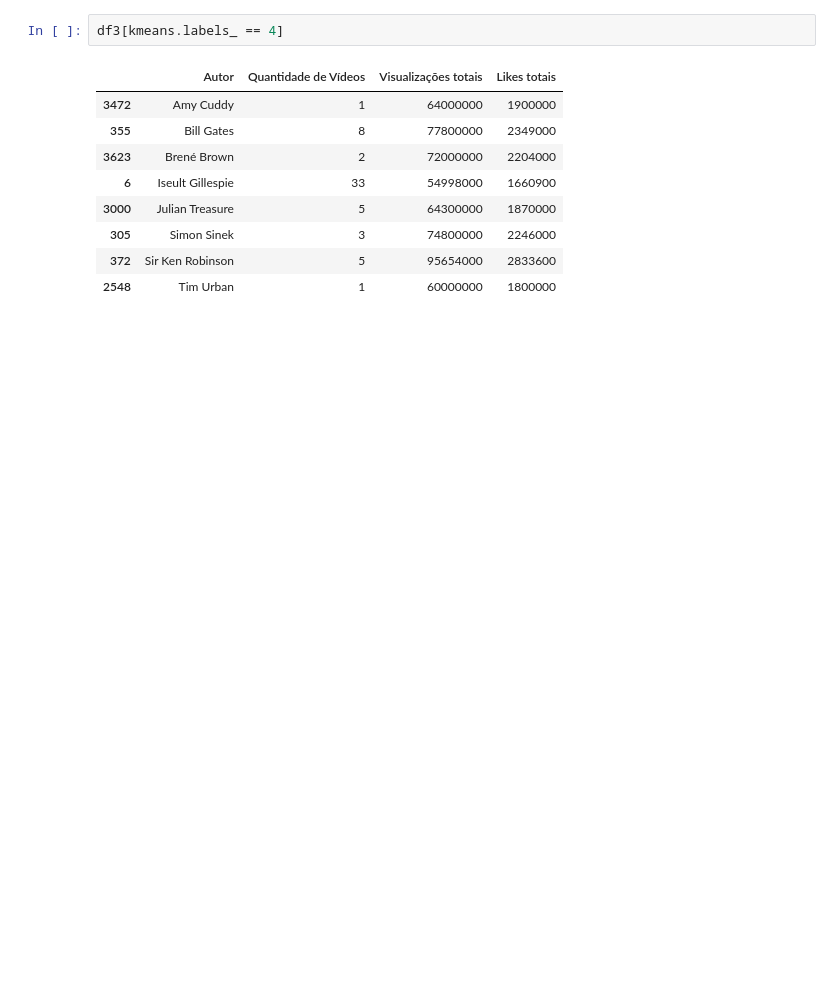
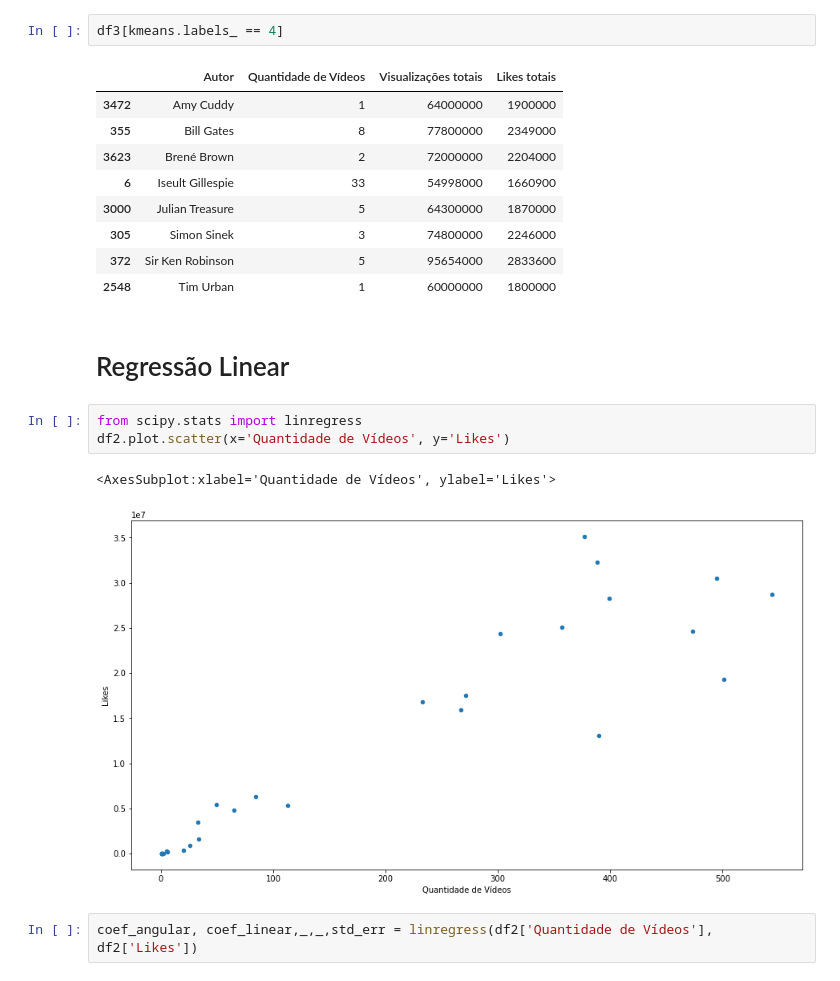
Before and after one commit to LuisHenriqueAL/Projeto_ICD, a Jupyter notebook: main.ipynb, the cells around one changed output. Drawn from its saved outputs; the diff is of its cells as text; blank space fills up the shorter version.

Commit message:
Adicionando Regressão Linear

```diff
--- a/main.ipynb
+++ b/main.ipynb
@@ -413,3 +413,13 @@ df3[kmeans.labels_ == 4]
 | 305 | Simon Sinek | 3 | 74800000 | 2246000 |
 | 372 | Sir Ken Robinson | 5 | 95654000 | 2833600 |
 | 2548 | Tim Urban | 1 | 60000000 | 1800000 |
+# %% [markdown]
+# Regressão Linear
+# %%
+from scipy.stats import linregress
+df2.plot.scatter(x='Quantidade de Vídeos', y='Likes')
+# %% [output]
+<AxesSubplot:xlabel='Quantidade de Vídeos', ylabel='Likes'>
+[figure, added]
+# %%
+coef_angular, coef_linear,_,_,std_err = linregress(df2['Quantidade de Vídeos'], df2['Likes'])
```
Also changed, not shown: parts of 5 cells of this notebook.
